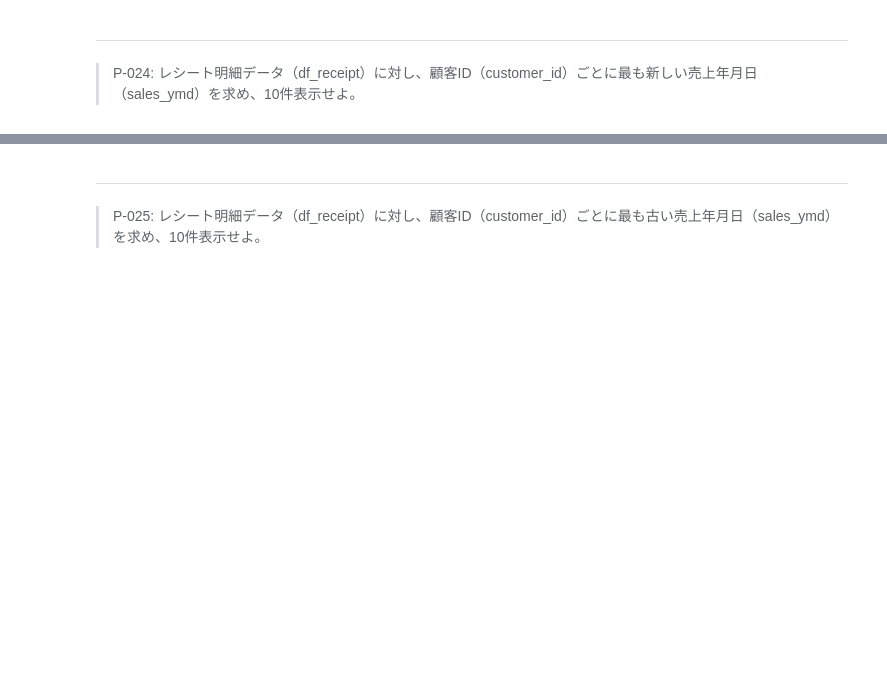
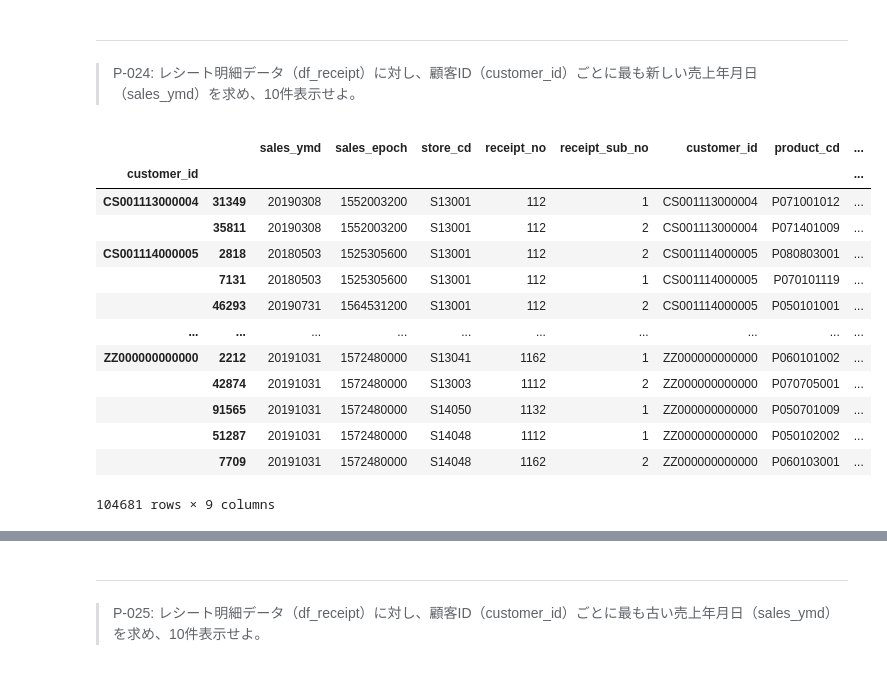
Before and after one commit to NakayamaItsuki/100knocks-preprocess, a Jupyter notebook: docker/work/preprocess_knock_Python.ipynb, the cells around one changed output, grey strips where cells are left out. Drawn from its saved outputs; the diff is of its cells as text; code cells hidden in the pictures; blank space fills up the shorter version.

```diff
--- a/docker/work/preprocess_knock_Python.ipynb
+++ b/docker/work/preprocess_knock_Python.ipynb
@@ -380,0 +704,17 @@ df_customer.query("customer_id.str.endswith('1')", engine='python').head(10) #
+# %%
+df_receipt.groupby('customer_id').apply(lambda x: x.sort_values('sales_ymd'))
+# %% [output]
+|  |  | sales_ymd | sales_epoch | store_cd | receipt_no | receipt_sub_no | customer_id | product_cd | ... |
+| customer_id |  |  |  |  |  |  |  |  | ... |
+| CS001113000004 | 31349 | 20190308 | 1552003200 | S13001 | 112 | 1 | CS001113000004 | P071001012 | ... |
+|  | 35811 | 20190308 | 1552003200 | S13001 | 112 | 2 | CS001113000004 | P071401009 | ... |
+| CS001114000005 | 2818 | 20180503 | 1525305600 | S13001 | 112 | 2 | CS001114000005 | P080803001 | ... |
+|  | 7131 | 20180503 | 1525305600 | S13001 | 112 | 1 | CS001114000005 | P070101119 | ... |
+|  | 46293 | 20190731 | 1564531200 | S13001 | 112 | 2 | CS001114000005 | P050101001 | ... |
+| ... | ... | ... | ... | ... | ... | ... | ... | ... | ... |
+| ZZ000000000000 | 2212 | 20191031 | 1572480000 | S13041 | 1162 | 1 | ZZ000000000000 | P060101002 | ... |
+|  | 42874 | 20191031 | 1572480000 | S13003 | 1112 | 2 | ZZ000000000000 | P070705001 | ... |
+|  | 91565 | 20191031 | 1572480000 | S14050 | 1132 | 1 | ZZ000000000000 | P050701009 | ... |
+|  | 51287 | 20191031 | 1572480000 | S14048 | 1112 | 1 | ZZ000000000000 | P050102002 | ... |
+|  | 7709 | 20191031 | 1572480000 | S14048 | 1162 | 2 | ZZ000000000000 | P060103001 | ... |
+104681 rows × 9 columns
```
Also changed, not shown: parts of 363 cells of this notebook, 2 other files.
